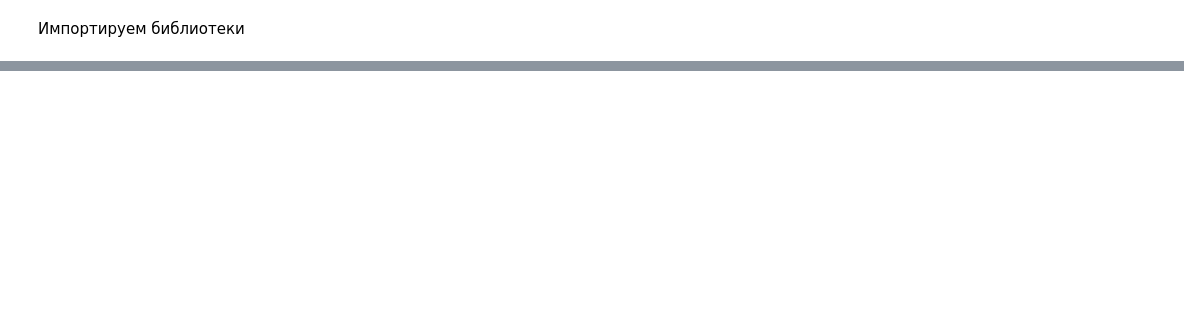
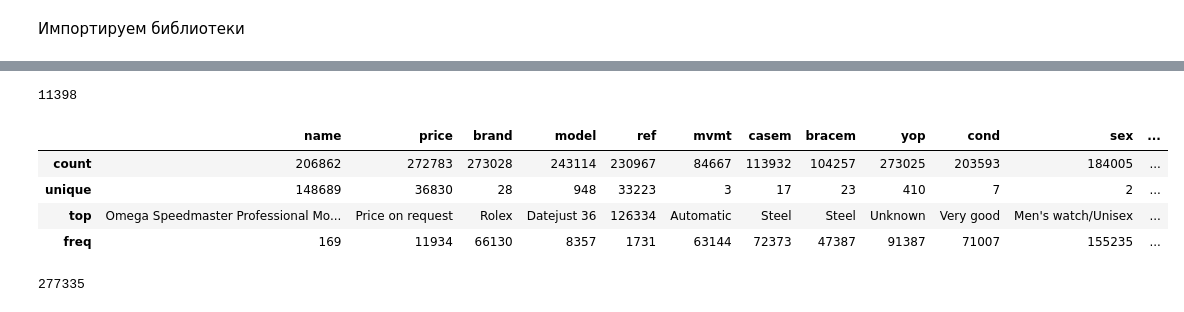
Before and after one commit to aelukin/ML_ITMO, a Jupyter notebook: watch_market_analysis.ipynb, the cells around one changed output, grey strips where cells are left out. Cells and saved outputs as stored; diff of their text form; code cells hidden in the pictures; blank space fills up the shorter version.

```diff
--- a/watch_market_analysis.ipynb
+++ b/watch_market_analysis.ipynb
@@ -19,0 +166,18 @@ import matplotlib.pyplot as plt
+# %%
+data.duplicated().sum()
+# %% [output]
+11398
+# %%
+data=data.drop_duplicates()
+# %%
+data.describe()
+# %% [output]
+|  | name | price | brand | model | ref | mvmt | casem | bracem | yop | cond | sex | ... |
+| count | 206862 | 272783 | 273028 | 243114 | 230967 | 84667 | 113932 | 104257 | 273025 | 203593 | 184005 | ... |
+| unique | 148689 | 36830 | 28 | 948 | 33223 | 3 | 17 | 23 | 410 | 7 | 2 | ... |
+| top | Omega Speedmaster Professional Mo... | Price on request | Rolex | Datejust 36 | 126334 | Automatic | Steel | Steel | Unknown | Very good | Men's watch/Unisex | ... |
+| freq | 169 | 11934 | 66130 | 8357 | 1731 | 63144 | 72373 | 47387 | 91387 | 71007 | 155235 | ... |
+# %%
+data['condition'].isna().sum()+data['cond'].isna().sum()
+# %% [output]
+277335
```
Also changed, not shown: parts of 29 cells of this notebook.
